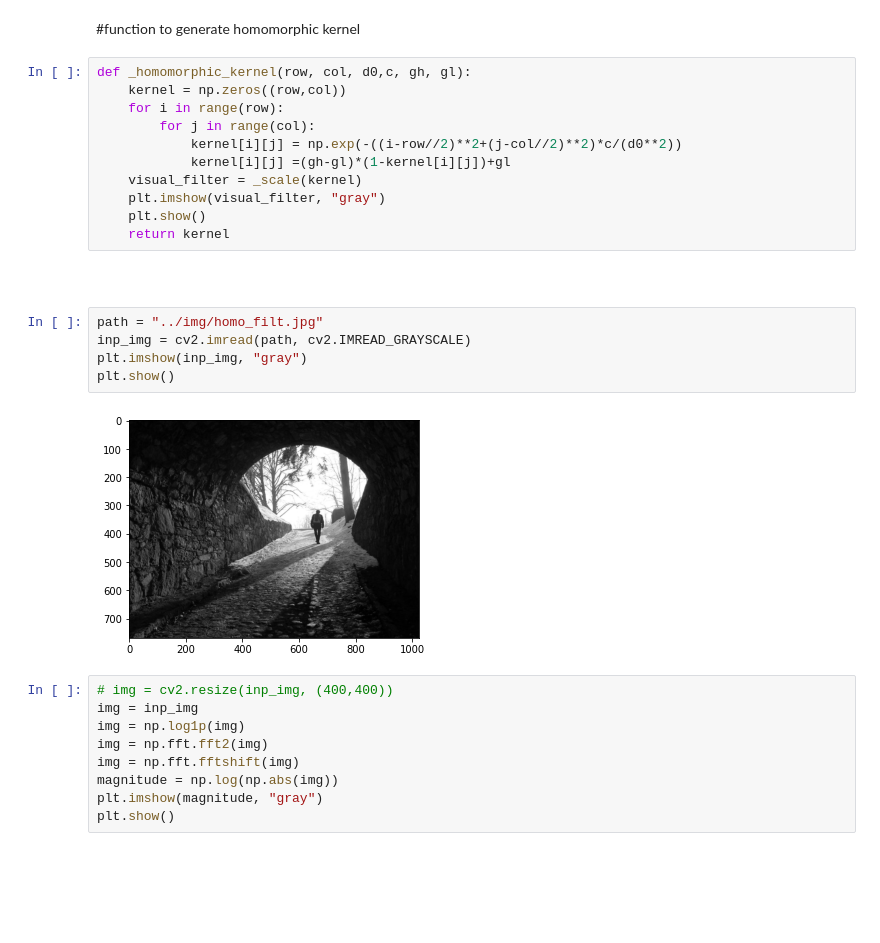
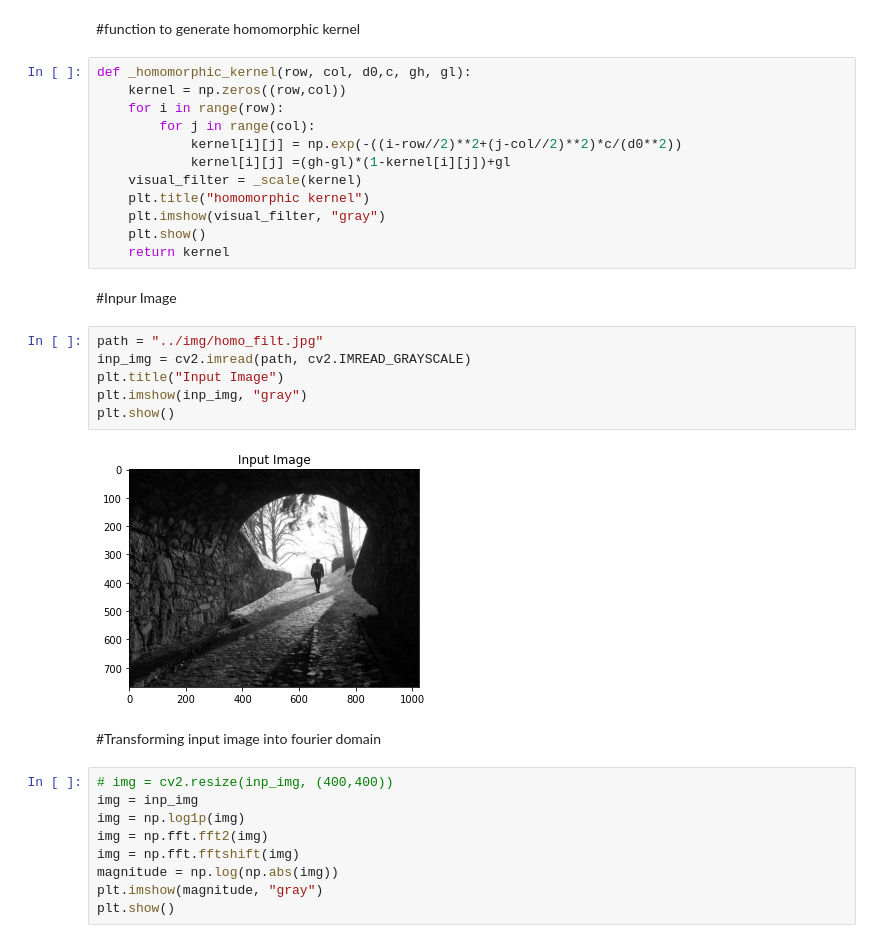
Before and after one commit to AlviNabil/Image_Processing, a Jupyter notebook: lab4/homomorphic_filtering2.ipynb, the cells around one changed output. Cells and saved outputs as stored; diff of their text form; blank space fills up the shorter version.

```diff
--- a/lab4/homomorphic_filtering2.ipynb
+++ b/lab4/homomorphic_filtering2.ipynb
@@ -28,18 +28,22 @@ def _homomorphic_kernel(row, col, d0,c, gh, gl):
             kernel[i][j] = np.exp(-((i-row//2)**2+(j-col//2)**2)*c/(d0**2))
             kernel[i][j] =(gh-gl)*(1-kernel[i][j])+gl
     visual_filter = _scale(kernel)
+    plt.title("homomorphic kernel")
     plt.imshow(visual_filter, "gray")
     plt.show()
     return kernel
 # %% [markdown]
-#
+#Inpur Image
 # %%
 path = "../img/homo_filt.jpg"
 inp_img = cv2.imread(path, cv2.IMREAD_GRAYSCALE)
+plt.title("Input Image")
 plt.imshow(inp_img, "gray")
 plt.show()
 # %% [output]
-[figure, old version]
+[figure, new version]
+# %% [markdown]
+#Transforming input image into fourier domain
 # %%
 # img = cv2.resize(inp_img, (400,400))
 img = inp_img
```
Also changed, not shown: parts of 6 cells of this notebook, 3 other files.
